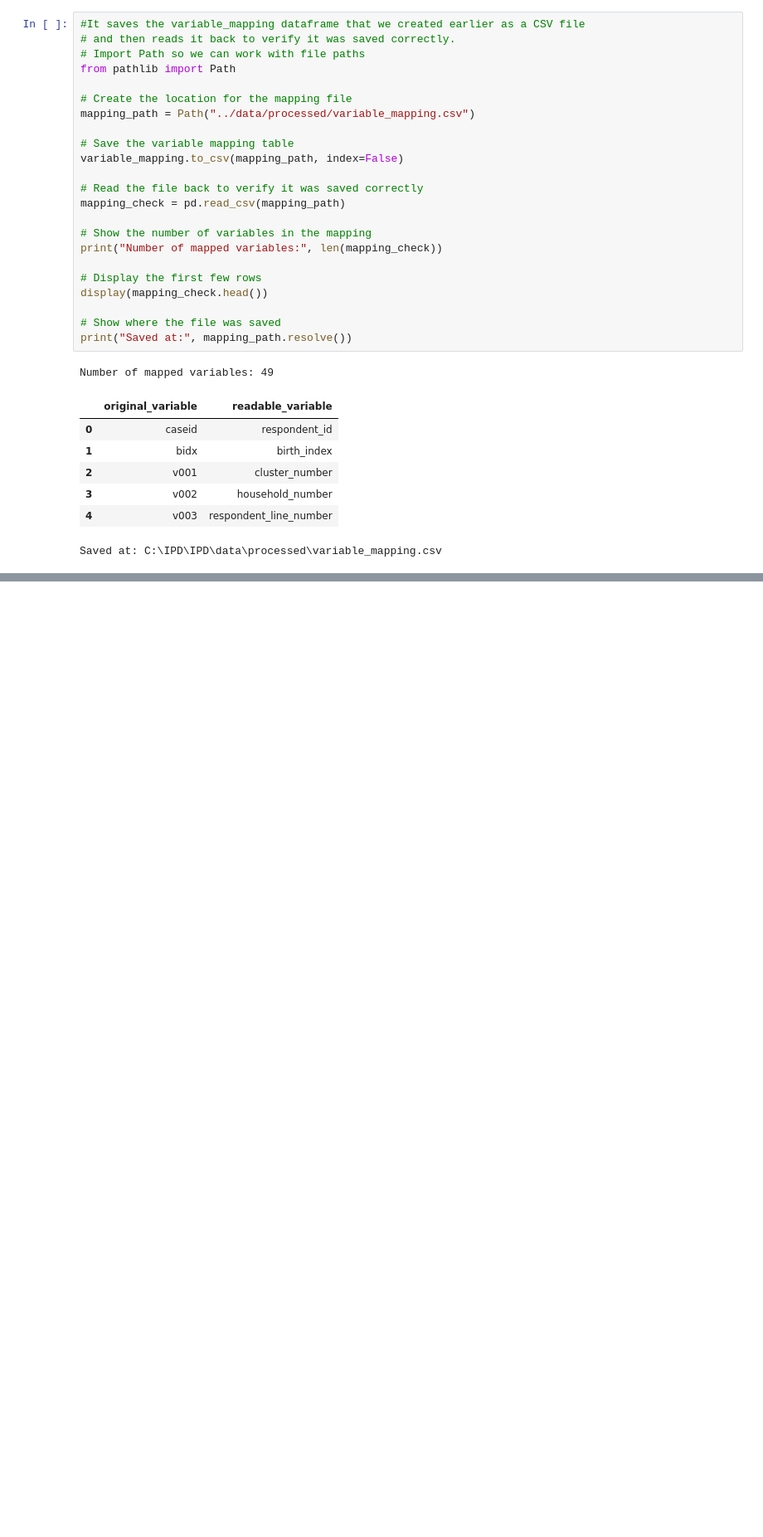
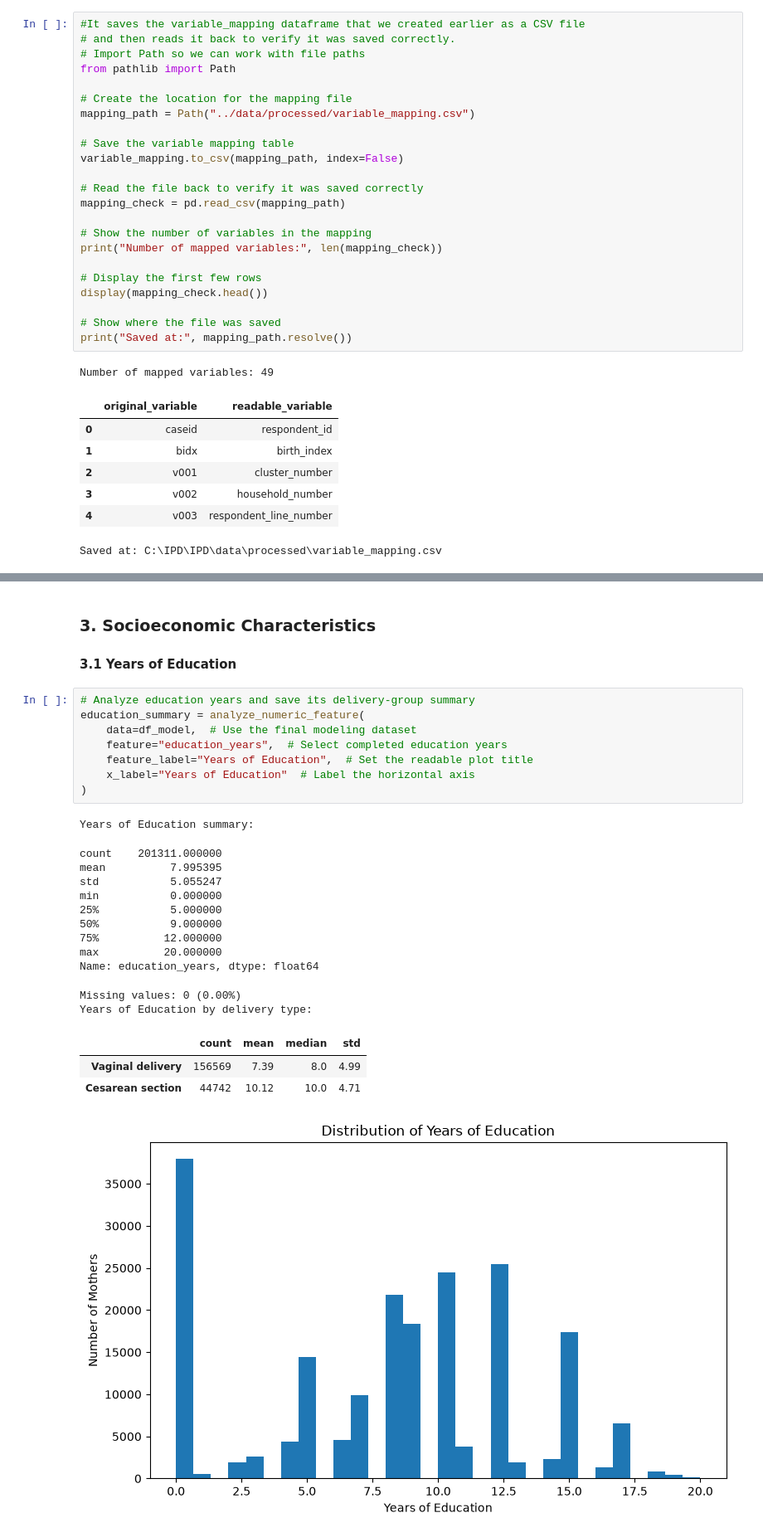
Before and after one commit to Rifa123-nandoliya/IPD, a Jupyter notebook: notebooks/01_data_exploration.ipynb, the cells around one changed output, grey strips where cells are left out. Shown at 83% size. Cells and saved outputs as stored; diff of their text form; blank space fills up the shorter version.

```diff
--- a/notebooks/01_data_exploration.ipynb
+++ b/notebooks/01_data_exploration.ipynb
@@ -2347,0 +2749,29 @@ Saved at: C:\IPD\IPD\data\processed\variable_mapping.csv
+# %% [markdown]
+### 3. Socioeconomic Characteristics
+
+#### 3.1 Years of Education
+# %%
+# Analyze education years and save its delivery-group summary
+education_summary = analyze_numeric_feature(
+    data=df_model,  # Use the final modeling dataset
+    feature="education_years",  # Select completed education years
+    feature_label="Years of Education",  # Set the readable plot title
+    x_label="Years of Education"  # Label the horizontal axis
+)
+# %% [output]
+Years of Education summary:
+count    201311.000000
+mean          7.995395
+std           5.055247
+min           0.000000
+25%           5.000000
+50%           9.000000
+75%          12.000000
+max          20.000000
+Name: education_years, dtype: float64
+Missing values: 0 (0.00%)
+Years of Education by delivery type:
+|  | count | mean | median | std |
+| Vaginal delivery | 156569 | 7.39 | 8.0 | 4.99 |
+| Cesarean section | 44742 | 10.12 | 10.0 | 4.71 |
+[figure, added]
```
Also changed, not shown: parts of 38 cells of this notebook, 4 other files.
